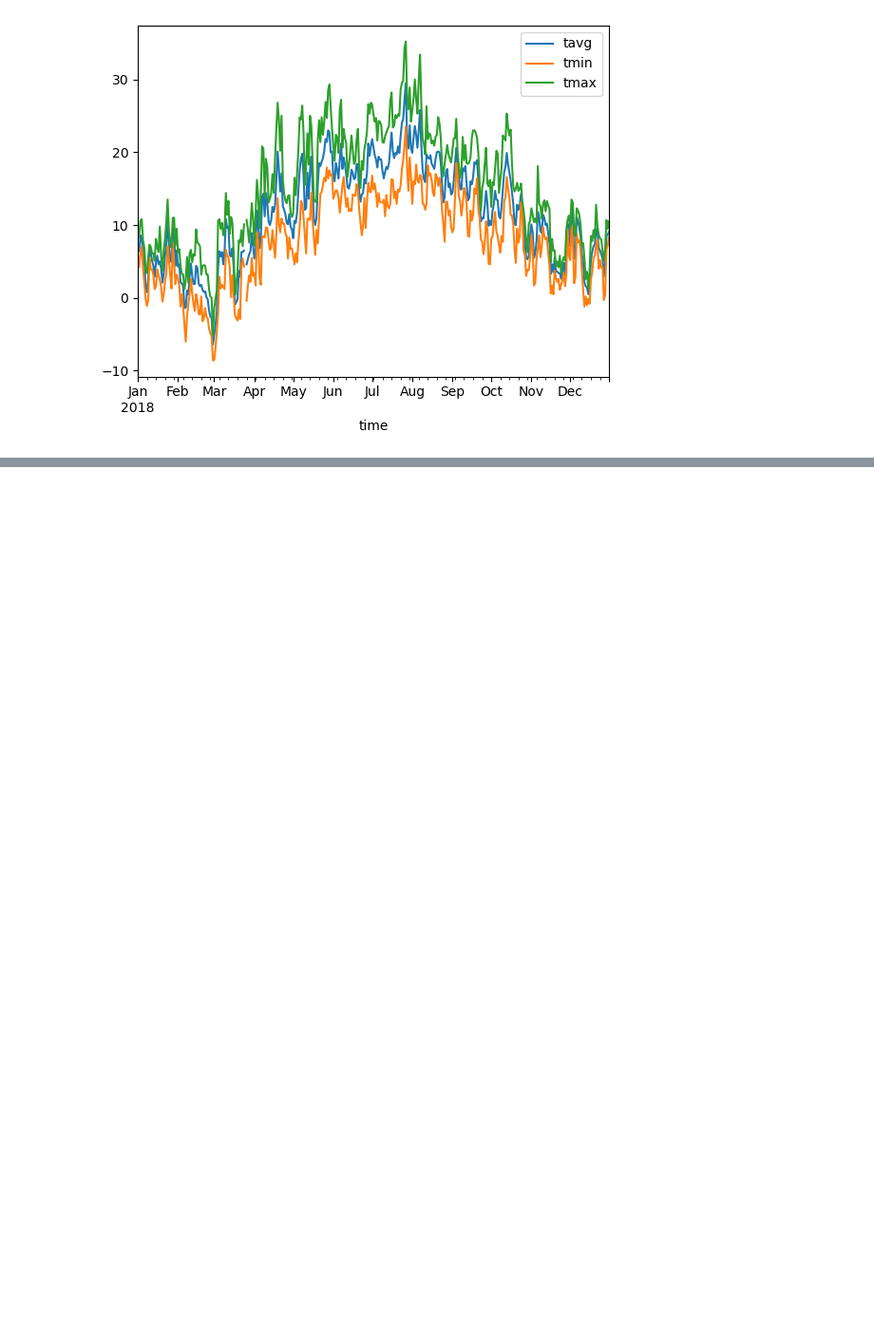
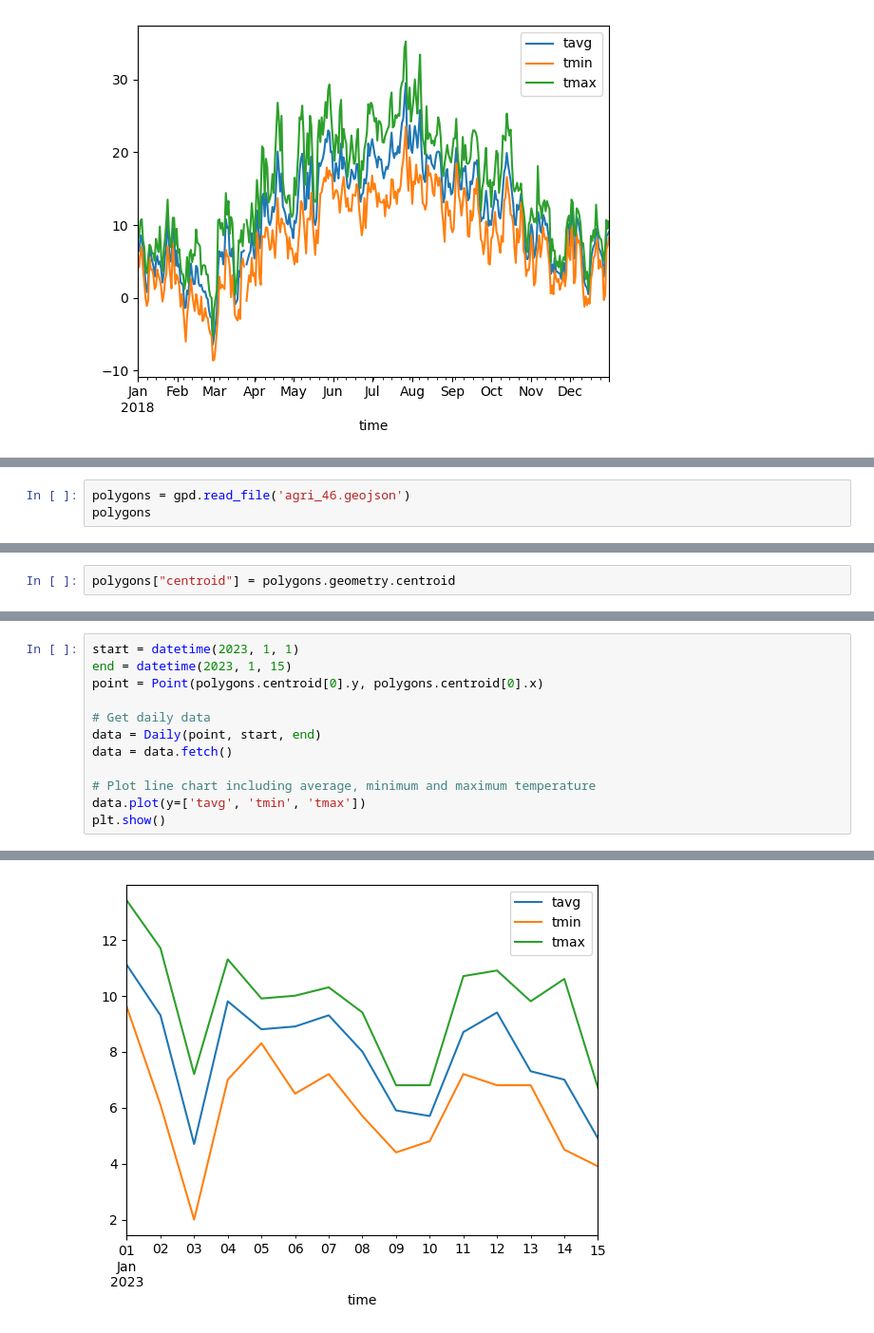
Before and after one commit to TH3RMOMETER/Crop_yield_prediction, a Jupyter notebook: weather_scraping.ipynb, the cells around one changed output, grey strips where cells are left out. Shown at 95% size. Saved outputs shown, nothing was run; the diff lists cells and outputs as text; blank space fills up the shorter version.

```diff
--- a/weather_scraping.ipynb
+++ b/weather_scraping.ipynb
@@ -35,0 +20,3 @@ data
+# %%
+polygons = gpd.read_file('agri_46.geojson')
+polygons
@@ -35,0 +41,2 @@ data
+# %%
+polygons["centroid"] = polygons.geometry.centroid
@@ -35,0 +66,13 @@ data
+# %%
+start = datetime(2023, 1, 1)
+end = datetime(2023, 1, 15)
+point = Point(polygons.centroid[0].y, polygons.centroid[0].x)
+
+# Get daily data
+data = Daily(point, start, end)
+data = data.fetch()
+
+# Plot line chart including average, minimum and maximum temperature
+data.plot(y=['tavg', 'tmin', 'tmax'])
+plt.show()
+# %% [output]
@@ -35,0 +82 @@ data
+[figure, added]
```
Also changed, not shown: parts of 6 cells of this notebook, 9 other files.
